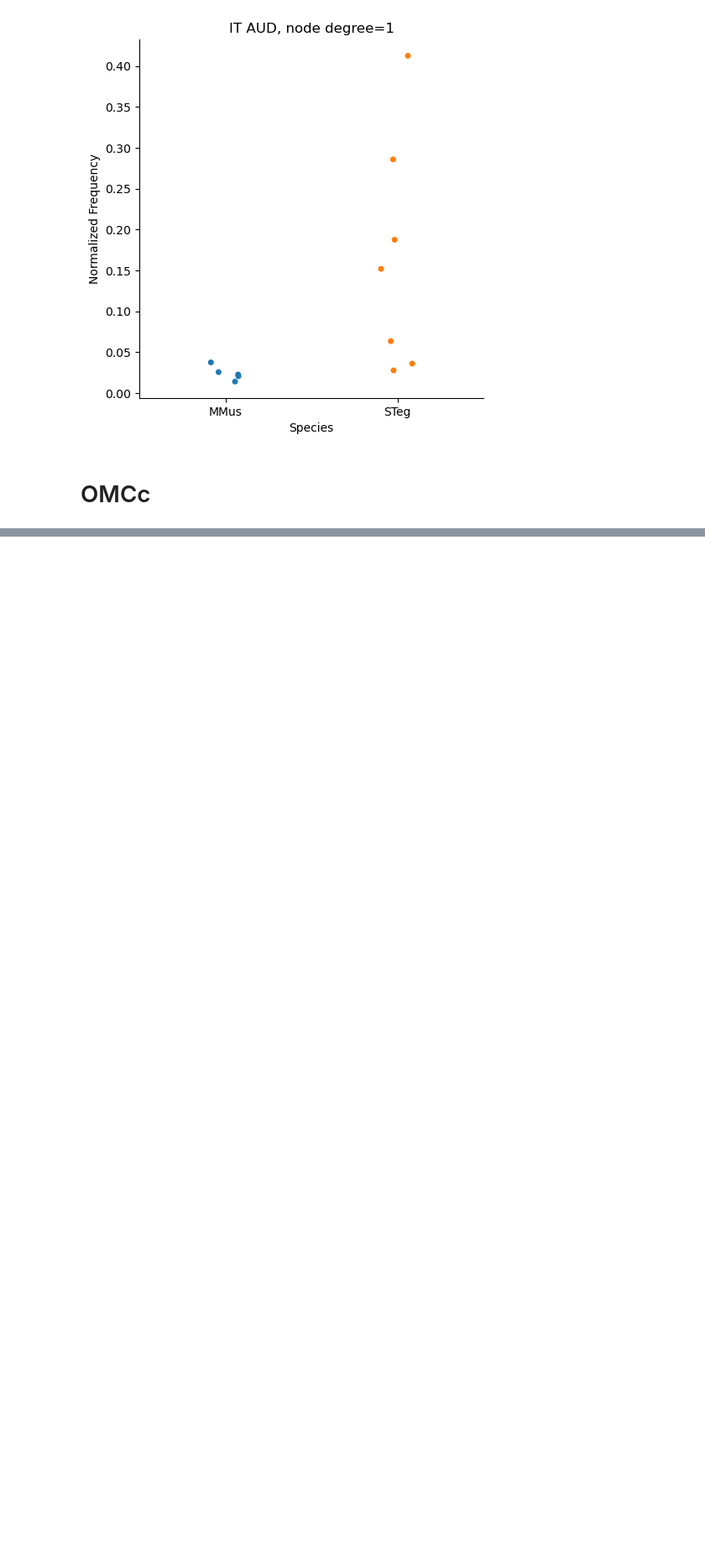
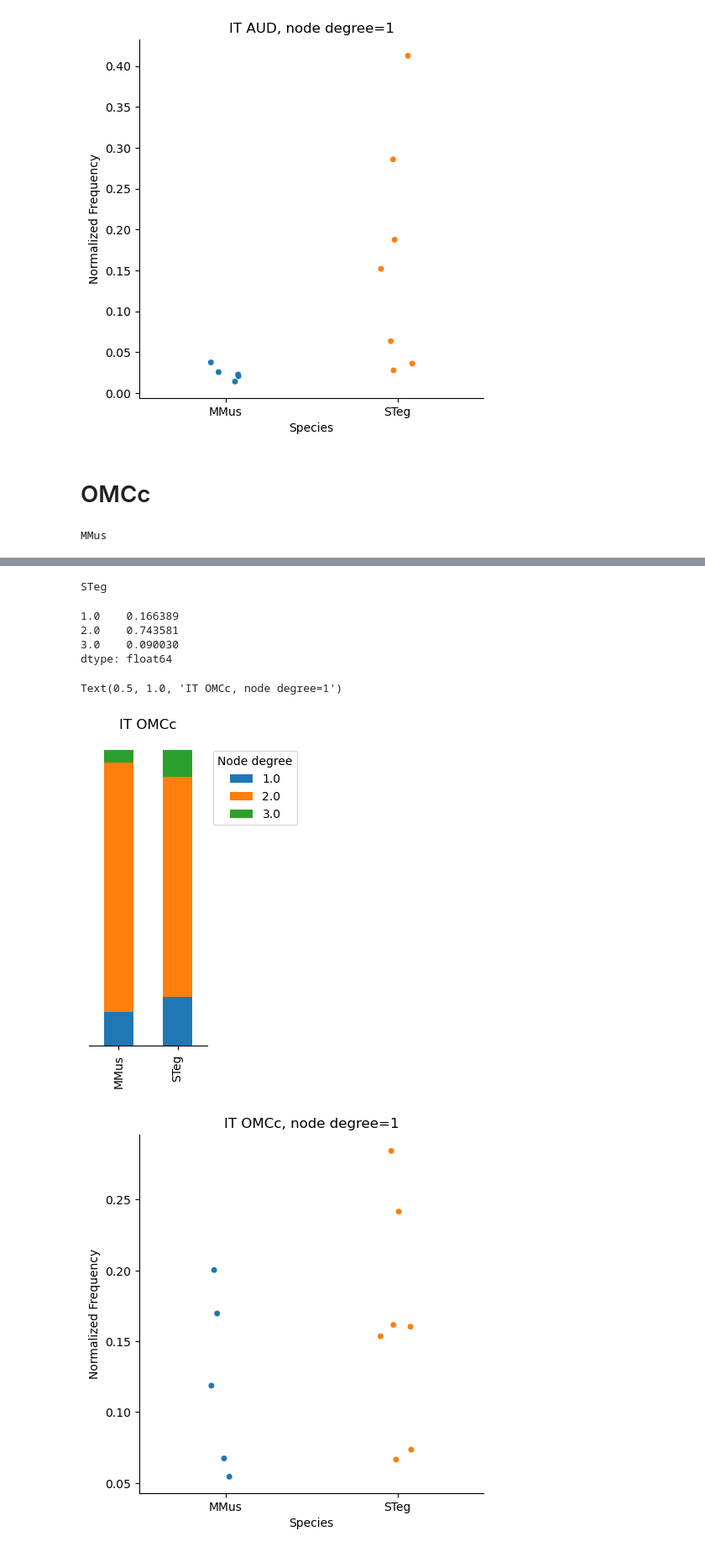
Before and after one commit to eisko/MAPseq_analysis, a Jupyter notebook: M194_M220_fig3_sc.ipynb, the cells around one changed output, grey strips where cells are left out. Shown at 84% size. Cells and saved outputs as stored; diff of their text form; code cells hidden in the pictures; blank space fills up the shorter version.

Commit message:
fig 3 nodes

```diff
--- a/M194_M220_fig3_sc.ipynb
+++ b/M194_M220_fig3_sc.ipynb
@@ -453,32 +453,32 @@ Text(0.5, 1.0, 'IT AUD, node degree=1')
 # OMCc
 
 # isolate omcc cells
-omc_it_mm_aud = []
+omc_it_mm_omcc = []
 for i in range(len(omc_it_mm)):
     df = omc_it_mm[i]
-    aud = df[df['AUD']>0]
-    omc_it_mm_aud.append(aud)
+    omcc = df[df['OMCc']>0]
+    omc_it_mm_omcc.append(omcc)
 
-omc_it_mm_aud_all = pd.concat(omc_it_mm_aud)
+omc_it_mm_omcc_all = pd.concat(omc_it_mm_omcc)
 
-omc_it_st_aud = []
+omc_it_st_omcc = []
 for i in range(len(omc_it_st)):
     df = omc_it_st[i]
-    aud = df[df['AUD']>0]
-    omc_it_st_aud.append(aud)
+    omcc = df[df['OMCc']>0]
+    omc_it_st_omcc.append(omcc)
 
-omc_it_st_aud_all = pd.concat(omc_it_st_aud)
+omc_it_st_omcc_all = pd.concat(omc_it_st_omcc)
 
 
 # calculate node degree
 print("MMus")
-node_proportion_mm = df_to_nodes(omc_it_mm_aud_all, drop=['OMCi'])
+node_proportion_mm = df_to_nodes(omc_it_mm_omcc_all, drop=['OMCi'])
 display(node_proportion_mm)
 
 print("\n")
 
 print("STeg")
-node_proportion_st = df_to_nodes(omc_it_st_aud_all, drop=['OMCi'])
+node_proportion_st = df_to_nodes(omc_it_st_omcc_all, drop=['OMCi'])
 display(node_proportion_st)
 
 plot_df = pd.DataFrame(columns=['MMus', 'STeg'])
@@ -492,15 +492,17 @@ plt.gca().set_aspect(5)
 plt.gca().spines['top'].set_visible(False)
 plt.gca().spines['right'].set_visible(False)
 plt.gca().spines['left'].set_visible(False)
-plt.title("IT AUD")
+plt.title("IT OMCc")
 # plt.savefig(out_path+"mm_st_stack.jpeg", dpi=300
 
 
 # node 1 for each individual species
-nodes_mm = df_list_to_nodes(omc_it_mm_aud, drop=['OMCi'], species='MMus')
-nodes_st = df_list_to_nodes(omc_it_st_aud, drop=['OMCi'], species='STeg')
+nodes_mm = df_list_to_nodes(omc_it_mm_omcc, drop=['OMCi'], species='MMus')
+nodes_st = df_list_to_nodes(omc_it_st_omcc, drop=['OMCi'], species='STeg')
 nodes_it = pd.concat([nodes_mm, nodes_st])
 # nodes_it
 plot = nodes_it[nodes_it["Node Degree"]==1]
 sns.catplot(plot, x="Species", y="Normalized Frequency", hue="Species")
-plt.title("IT AUD, node degree=1")
+plt.title("IT OMCc, node degree=1")
+# %% [output]
+MMus
@@ -506,0 +513,8 @@ plt.title("IT AUD, node degree=1")
+STeg
+1.0    0.166389
+2.0    0.743581
+3.0    0.090030
+dtype: float64
+Text(0.5, 1.0, 'IT OMCc, node degree=1')
+[figure, added]
+[figure, added]
```
Also changed, not shown: parts of 1 cell of this notebook.
